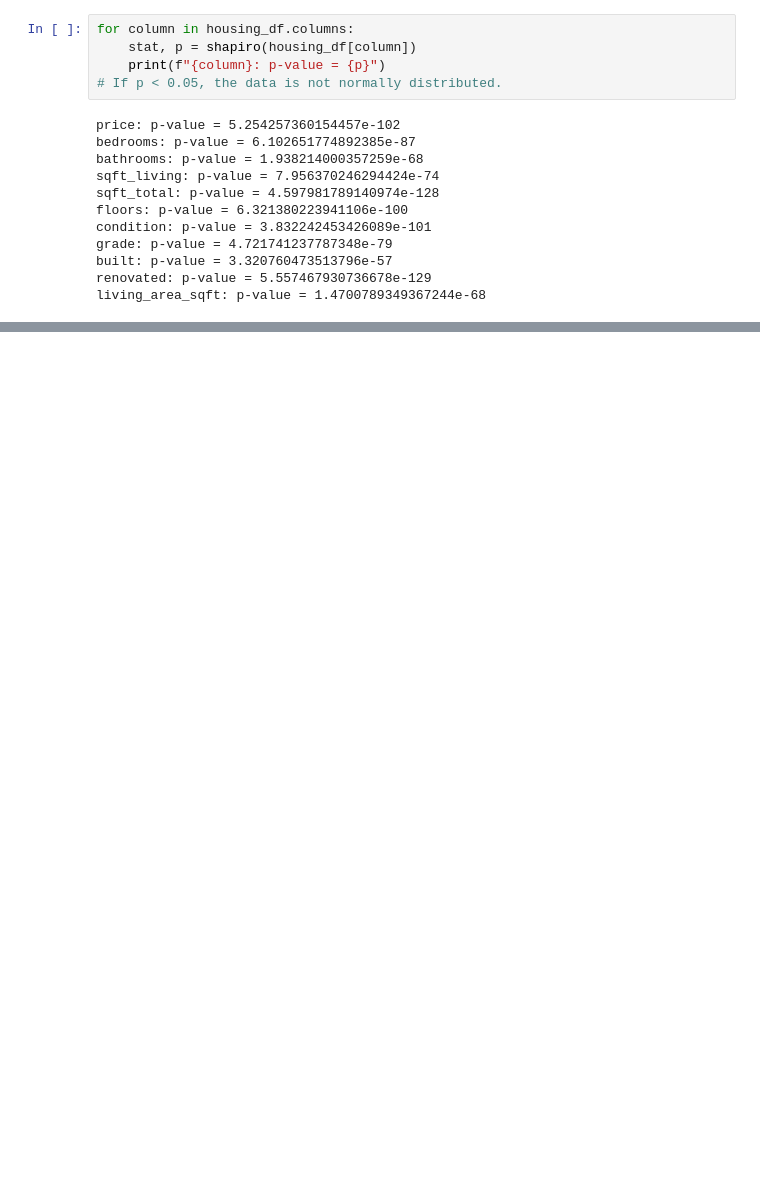
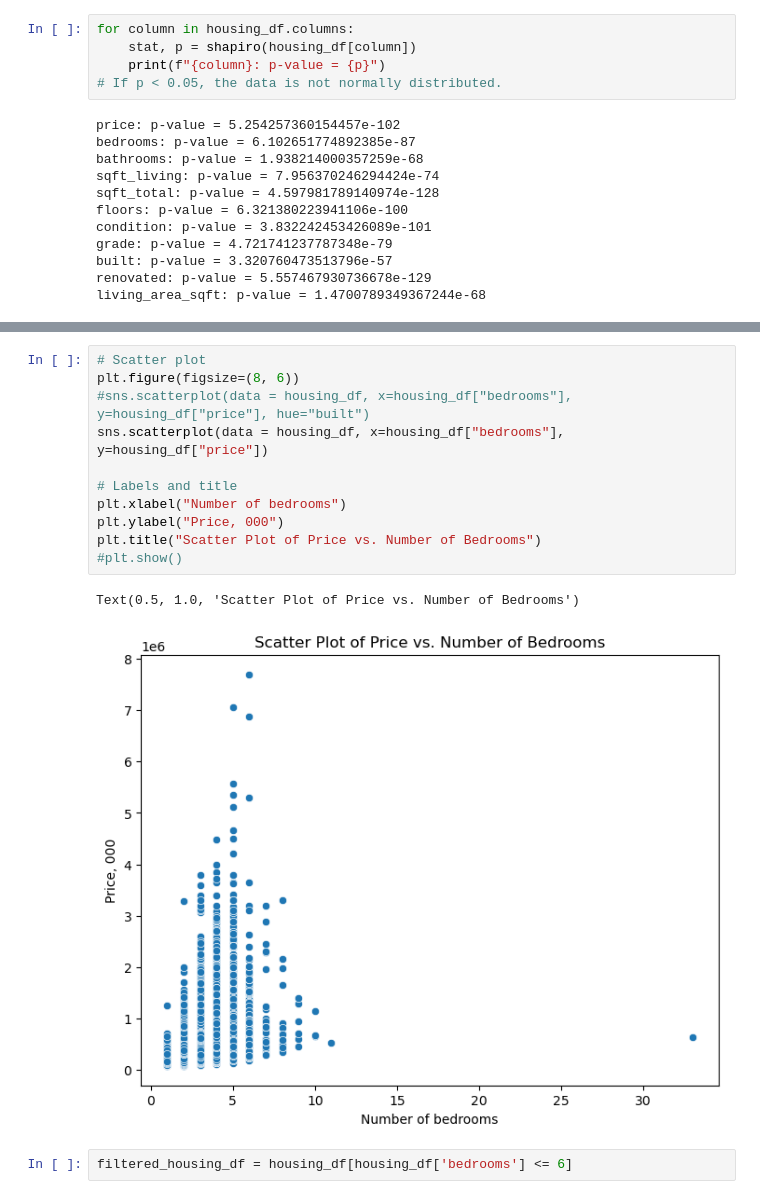
Before and after one commit to kimerajoseph/MSc_Data_Science, a Jupyter notebook: Assesment_jn.ipynb, the cells around one changed output, grey strips where cells are left out. Drawn from its saved outputs; the diff is of its cells as text; blank space fills up the shorter version.

```diff
--- a/Assesment_jn.ipynb
+++ b/Assesment_jn.ipynb
@@ -326,0 +390,16 @@ living_area_sqft: p-value = 1.4700789349367244e-68
+# %%
+# Scatter plot
+plt.figure(figsize=(8, 6))
+#sns.scatterplot(data = housing_df, x=housing_df["bedrooms"], y=housing_df["price"], hue="built")
+sns.scatterplot(data = housing_df, x=housing_df["bedrooms"], y=housing_df["price"])
+
+# Labels and title
+plt.xlabel("Number of bedrooms")
+plt.ylabel("Price, 000")
+plt.title("Scatter Plot of Price vs. Number of Bedrooms")
+#plt.show()
+# %% [output]
+Text(0.5, 1.0, 'Scatter Plot of Price vs. Number of Bedrooms')
+[figure, added]
+# %%
+filtered_housing_df = housing_df[housing_df['bedrooms'] <= 6]
```
Also changed, not shown: parts of 9 cells of this notebook, 1 other file.
